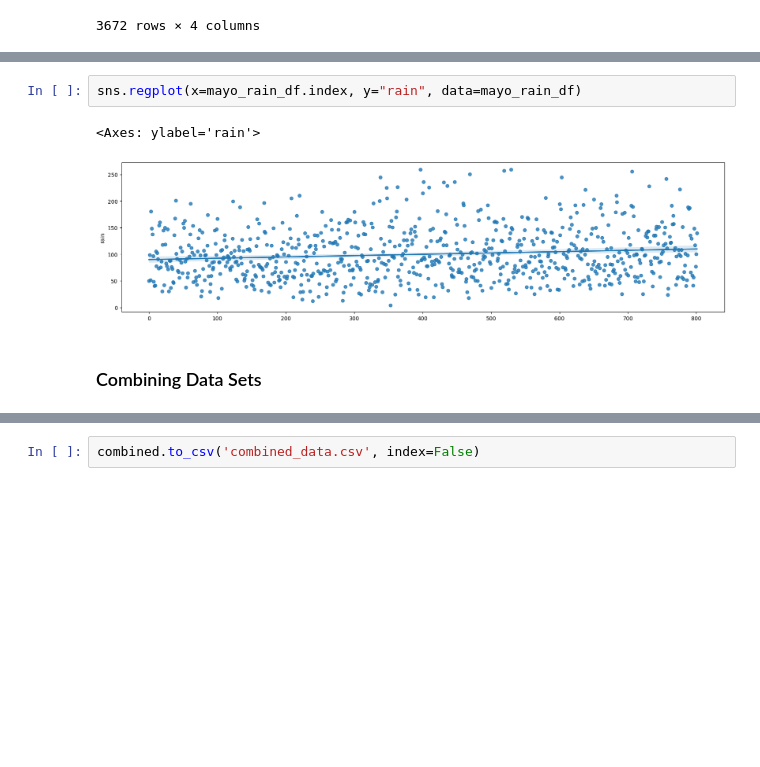
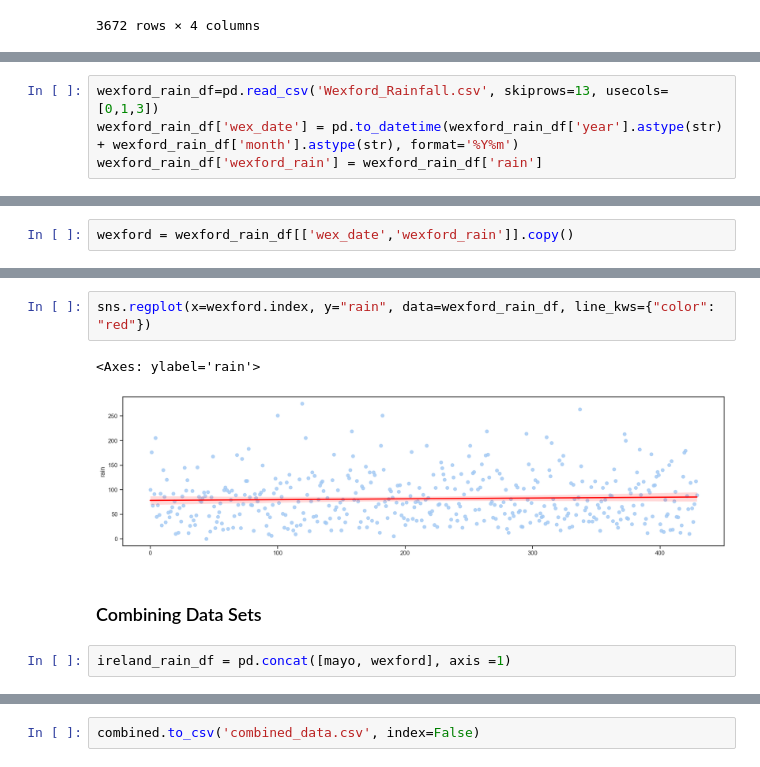
Before and after one commit to emma2d/Prog_for_DA.Project2, a Jupyter notebook: project2.ipynb, the cells around one changed output, grey strips where cells are left out. Saved outputs shown, nothing was run; the diff lists cells and outputs as text; blank space fills up the shorter version.

```diff
--- a/project2.ipynb
+++ b/project2.ipynb
@@ -304,0 +323,4 @@ sns.lineplot(data=mayo_rain_df, x='Date', y='rain' )
+# %%
+wexford_rain_df=pd.read_csv('Wexford_Rainfall.csv', skiprows=13, usecols=[0,1,3])
+wexford_rain_df['wex_date'] = pd.to_datetime(wexford_rain_df['year'].astype(str) + wexford_rain_df['month'].astype(str), format='%Y%m')
+wexford_rain_df['wexford_rain'] = wexford_rain_df['rain']
@@ -304,0 +343,2 @@ sns.lineplot(data=mayo_rain_df, x='Date', y='rain' )
+# %%
+wexford = wexford_rain_df[['wex_date','wexford_rain']].copy()
@@ -305,7 +350,9 @@ sns.lineplot(data=mayo_rain_df, x='Date', y='rain' )
 # %%
-sns.regplot(x=mayo_rain_df.index, y="rain", data=mayo_rain_df)
+sns.regplot(x=wexford.index, y="rain", data=wexford_rain_df, line_kws={"color": "red"})
 # %% [output]
 <Axes: ylabel='rain'>
-[figure, old version]
+[figure, new version]
 # %% [markdown]
 ### Combining Data Sets
+# %%
+ireland_rain_df = pd.concat([mayo, wexford], axis =1)
```
Also changed, not shown: parts of 33 cells of this notebook, 3 other files.
